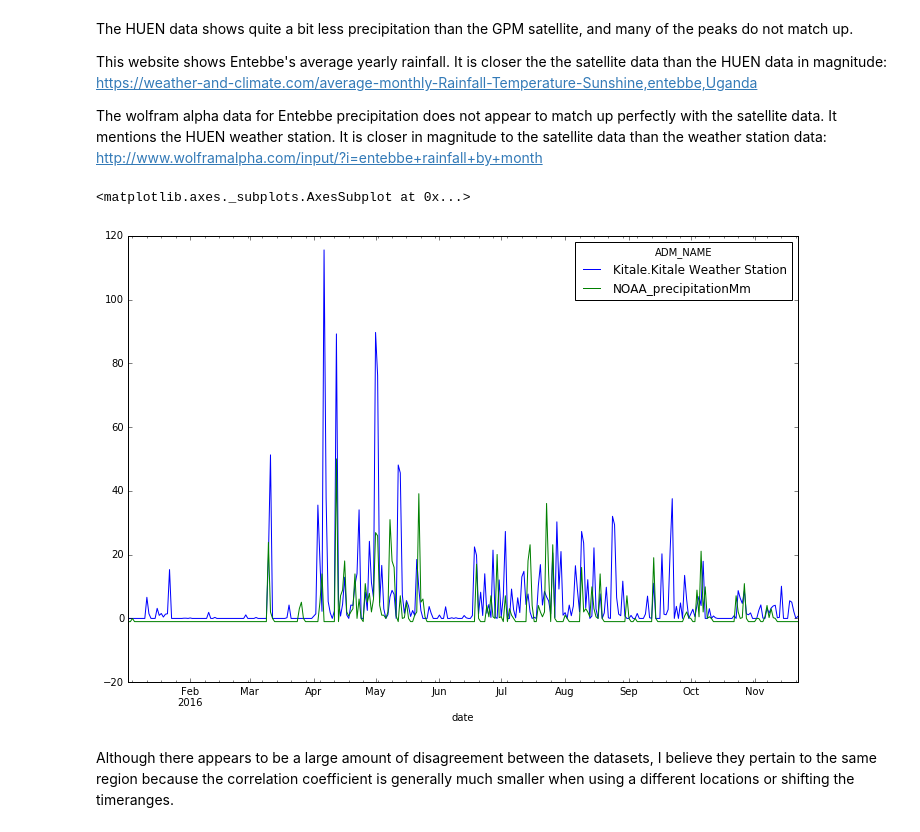
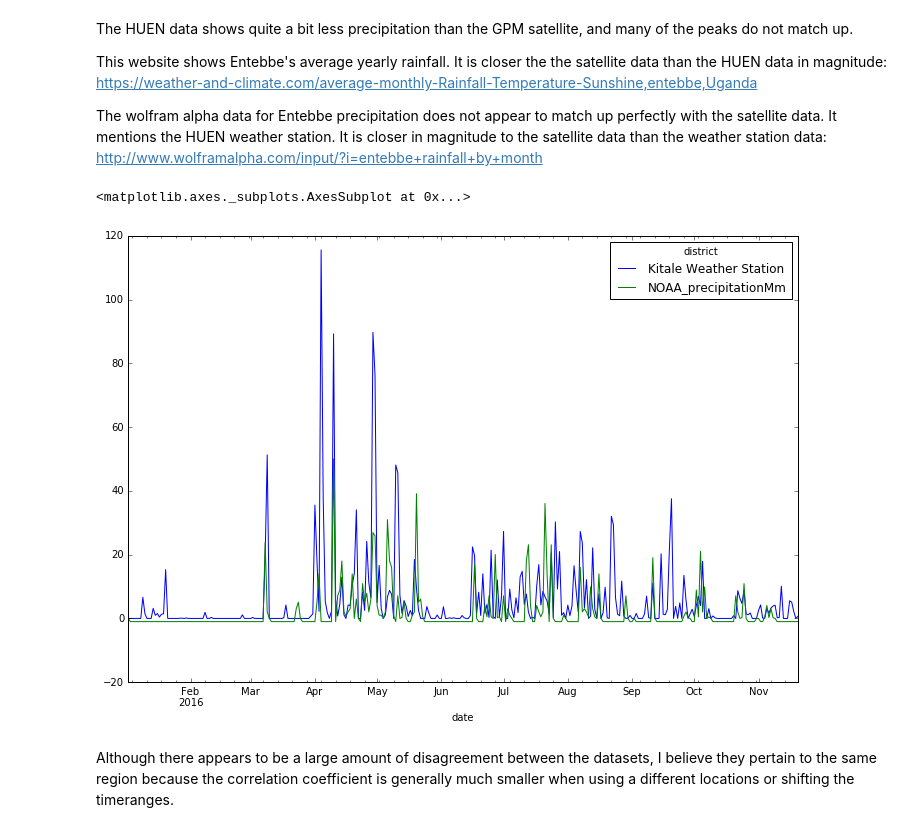
Before and after one commit to nathanathan/GPM-district-precipitation, a Jupyter notebook: uganda-district-precipitation.ipynb, the cells around one changed output. Drawn from its saved outputs; the diff is of its cells as text; code cells hidden in the pictures.

```diff
--- a/uganda-district-precipitation.ipynb
+++ b/uganda-district-precipitation.ipynb
@@ -372,25 +352,25 @@ http://www.wolframalpha.com/input/?i=entebbe+rainfall+by+month
 # %%
 # Compare NOAA data for Kitale Weather station with satellite data
 # source: https://www.ncdc.noaa.gov/cdo-web/orders?email=breit@ecohealthalliance.org&id=855687
 kitale_station_data = pd.read_csv("kitale-weather-station.csv", converters=dict(
     DATE=pd.to_datetime)).set_index('DATE')
 kitale_station_data['month'] = kitale_station_data.index.map(lambda x: pd.datetime(x.year, x.month, 1))
 kitale_station_data['NOAA_precipitationMm'] = kitale_station_data.PRCP * 25.4
 
 d = pd.DataFrame(timeseries)
-d = d[d.ADM_NAME.str.startswith('Kitale')]
-d = d.groupby(['ADM_NAME', 'date']).sum().reset_index().pivot(
-    index='date', columns='ADM_NAME', values='district_mean_rainfall_mm'
+d = d[d.district.str.startswith('Kitale Weather Station')]
+d = d.groupby(['district', 'date']).sum().reset_index().pivot(
+    index='date', columns='district', values='district_mean_rainfall_mm'
 )
 # Shift forward one day so measurement timespans overlap more.
 # I don't know the exact time ranges of meaurement for the Kitale data,
 # so I shifted the data based on what provides the maximum correlation.
-kitale_station_data.index = kitale_station_data.index + pd.Timedelta("1 day")
+kitale_station_data.index = kitale_station_data.index - pd.Timedelta("1 day")
 d = d.join(kitale_station_data[['NOAA_precipitationMm']])
 d.fillna(-1)[d.index > pd.datetime(2016,1,1)].plot(figsize=(12, 8))
 # %% [output]
 <matplotlib.axes._subplots.AxesSubplot at 0x...>
-[figure, old version]
+[figure, new version]
 # %% [markdown]
 Although there appears to be a large amount of disagreement between the datasets, I believe they pertain to the same region because the correlation coefficient is generally much smaller when using a different locations or shifting the timeranges.
 # %%
```
Also changed, not shown: parts of 10 cells of this notebook, 2 other files.
